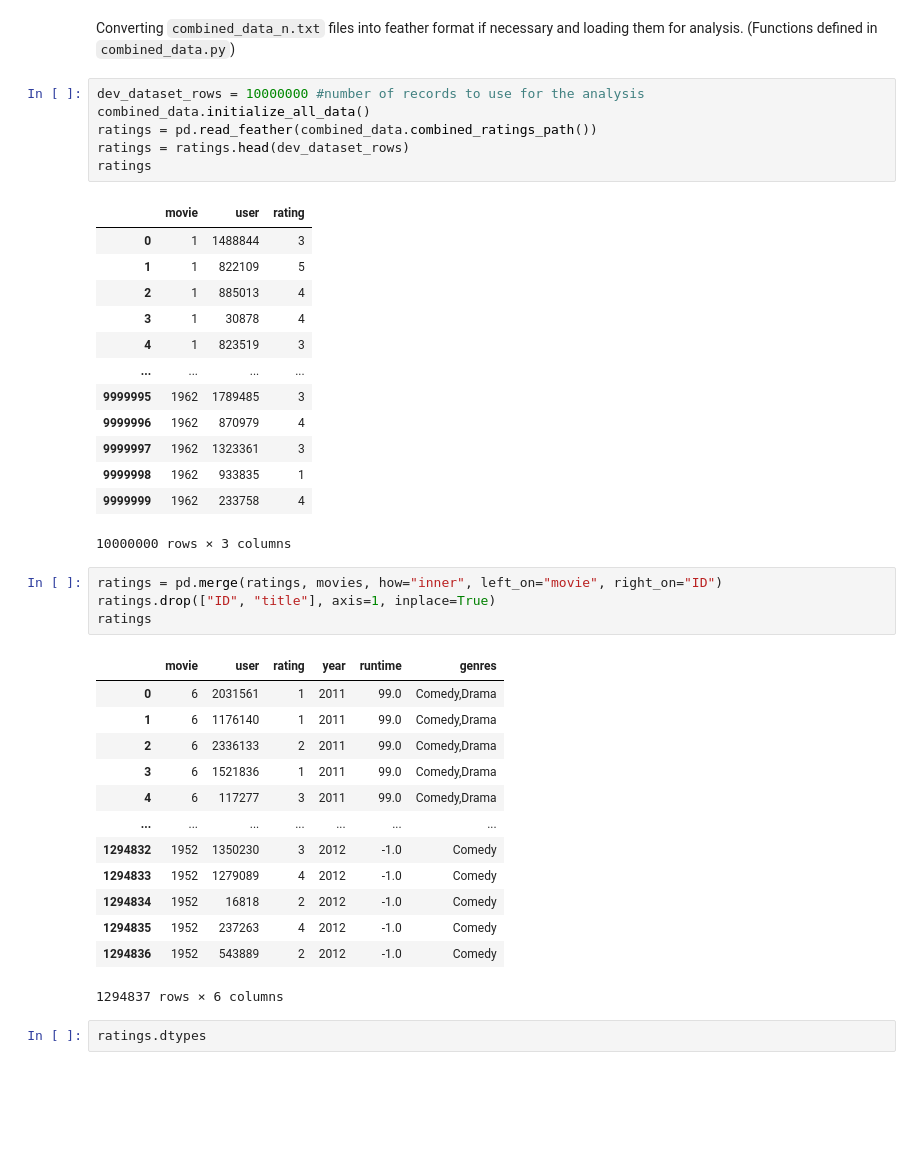
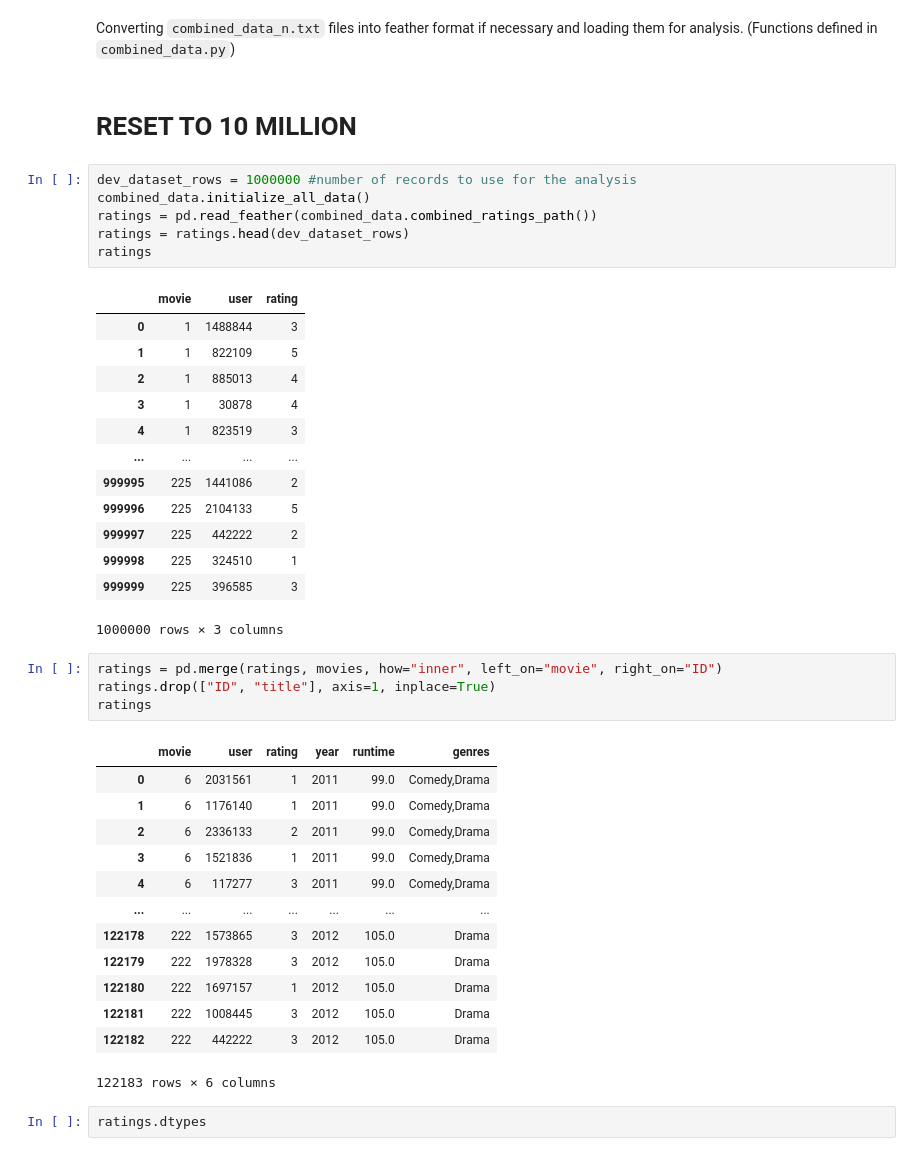
Before and after one commit to bizzfuzz/netflix-recommender, a Jupyter notebook: index.ipynb, the cells around one changed output. Cells and saved outputs as stored; diff of their text form; blank space fills up the shorter version.

```diff
--- a/index.ipynb
+++ b/index.ipynb
@@ -157,26 +158,28 @@ movies
 ### Examining the ratings dataset
 # %% [markdown]
 Converting `combined_data_n.txt` files into feather format if necessary and loading them for analysis. (Functions defined in `combined_data.py`)
+# %% [markdown]
+# RESET TO 10 MILLION
 # %%
-dev_dataset_rows = 10000000 #number of records to use for the analysis
+dev_dataset_rows = 1000000 #number of records to use for the analysis
 combined_data.initialize_all_data()
 ratings = pd.read_feather(combined_data.combined_ratings_path())
 ratings = ratings.head(dev_dataset_rows)
 ratings
 # %% [output]
 |  | movie | user | rating |
 | 0 | 1 | 1488844 | 3 |
 | 1 | 1 | 822109 | 5 |
 | 2 | 1 | 885013 | 4 |
 | 3 | 1 | 30878 | 4 |
 | 4 | 1 | 823519 | 3 |
 | ... | ... | ... | ... |
-| 9999995 | 1962 | 1789485 | 3 |
-| 9999996 | 1962 | 870979 | 4 |
-| 9999997 | 1962 | 1323361 | 3 |
-| 9999998 | 1962 | 933835 | 1 |
-| 9999999 | 1962 | 233758 | 4 |
+| 999995 | 225 | 1441086 | 2 |
+| 999996 | 225 | 2104133 | 5 |
+| 999997 | 225 | 442222 | 2 |
+| 999998 | 225 | 324510 | 1 |
+| 999999 | 225 | 396585 | 3 |
-10000000 rows × 3 columns
+1000000 rows × 3 columns
 # %%
 ratings = pd.merge(ratings, movies, how="inner", left_on="movie", right_on="ID")
 ratings.drop(["ID", "title"], axis=1, inplace=True)
@@ -189,12 +192,12 @@ ratings
 | 3 | 6 | 1521836 | 1 | 2011 | 99.0 | Comedy,Drama |
 | 4 | 6 | 117277 | 3 | 2011 | 99.0 | Comedy,Drama |
 | ... | ... | ... | ... | ... | ... | ... |
-| 1294832 | 1952 | 1350230 | 3 | 2012 | -1.0 | Comedy |
-| 1294833 | 1952 | 1279089 | 4 | 2012 | -1.0 | Comedy |
-| 1294834 | 1952 | 16818 | 2 | 2012 | -1.0 | Comedy |
-| 1294835 | 1952 | 237263 | 4 | 2012 | -1.0 | Comedy |
-| 1294836 | 1952 | 543889 | 2 | 2012 | -1.0 | Comedy |
+| 122178 | 222 | 1573865 | 3 | 2012 | 105.0 | Drama |
+| 122179 | 222 | 1978328 | 3 | 2012 | 105.0 | Drama |
+| 122180 | 222 | 1697157 | 1 | 2012 | 105.0 | Drama |
+| 122181 | 222 | 1008445 | 3 | 2012 | 105.0 | Drama |
+| 122182 | 222 | 442222 | 3 | 2012 | 105.0 | Drama |
-1294837 rows × 6 columns
+122183 rows × 6 columns
 # %%
 ratings.dtypes
 # %% [output]
```
Also changed, not shown: parts of 31 cells of this notebook, 1 other file.
